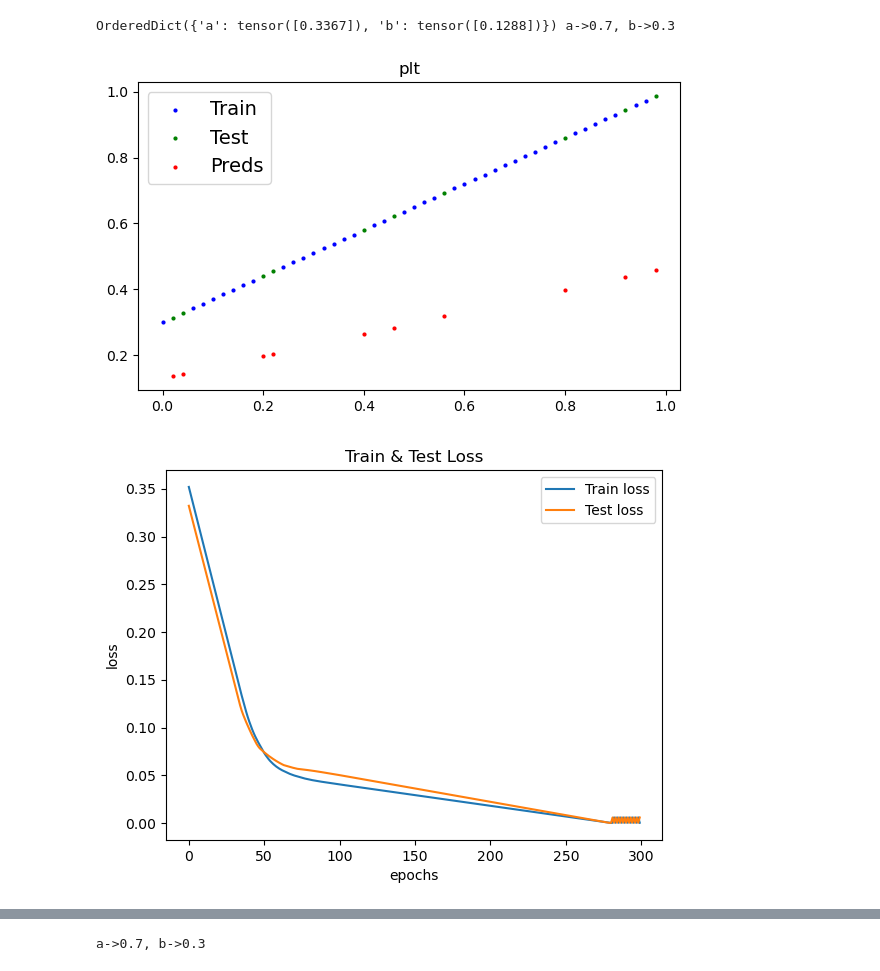
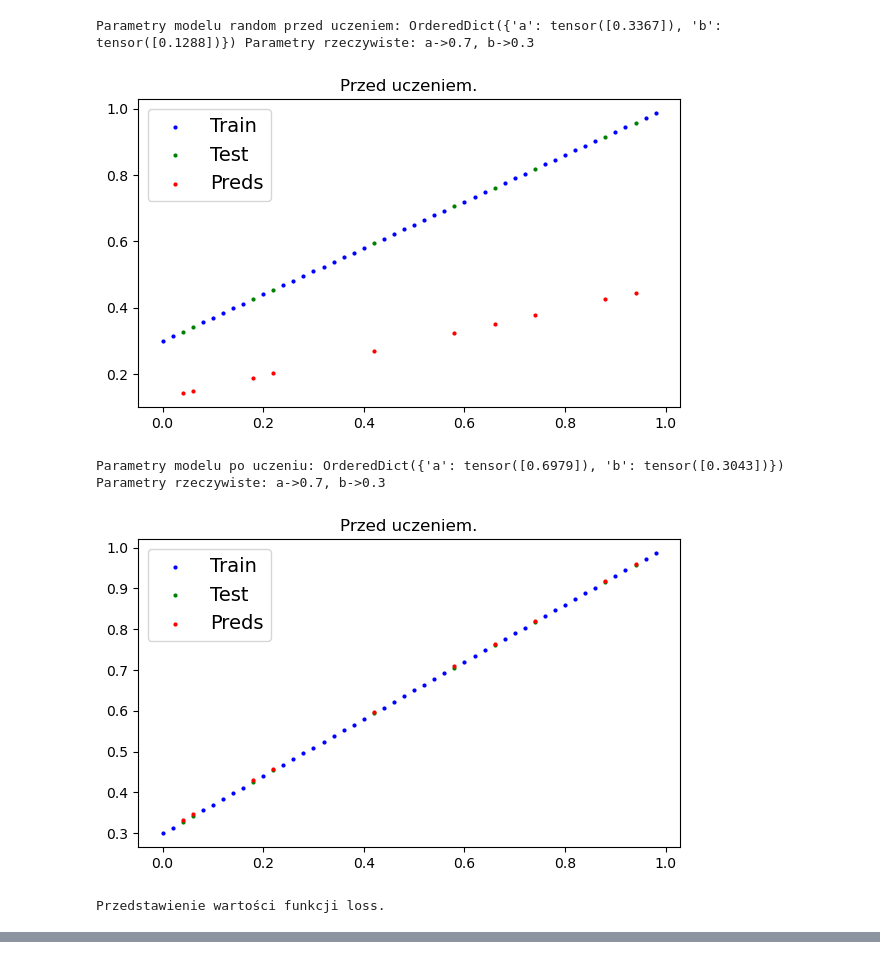
Before and after one commit to DamianPodrazaCode/Python_code, a Jupyter notebook: PyTorch_JN/03_Workflow_all_in_one.ipynb, the cells around one changed output, grey strips where cells are left out. Cells and saved outputs as stored; diff of their text form; code cells hidden in the pictures.

```diff
--- a/PyTorch_JN/03_Workflow_all_in_one.ipynb
+++ b/PyTorch_JN/03_Workflow_all_in_one.ipynb
@@ -5,6 +5,7 @@ import numpy as np
 import matplotlib.pyplot as plt
 from sklearn.model_selection import train_test_split
 
+# ---------------------------------------------------------------------------------------------
 def plot_prediction(train_data=None, train_labels=None, test_data=None, test_labels=None, predictions=None, title='plt'):
     plt.figure(figsize=(7, 4))
     plt.title(title)
@@ -15,29 +16,30 @@ def plot_prediction(train_data=None, train_labels=None, test_data=None, test_lab
     plt.legend(prop={'size':14})
     plt.show();
 
-def plot_loss_values(epoch_count=None, loss_values=None, test_loss_values=None):
+# ---------------------------------------------------------------------------------------------
+def plot_loss_values(epoch_count=None, loss_values=None):
     plt.figure(figsize=(7, 4))
     plt.plot(epoch_count, np.array(torch.tensor(loss_values).numpy()), label='Train loss')
-    plt.plot(epoch_count, test_loss_values, label='Test loss')
-    plt.title('Train & Test Loss')
+    plt.title('Loss values')
     plt.ylabel('loss')
     plt.xlabel('epochs')
     plt.legend()
     plt.show();
 
+# ---------------------------------------------------------------------------------------------
 # przygotowanie danych
-# regresja liniowa, linia y = ax + b
 a = 0.7
 b = 0.3
 X = torch.arange(start=0, end=1, step=0.02).unsqueeze(dim=1) # unsqueeze potrzebne do nn, dodanie dodatkowego wymiaru
 y = a * X + b
-# a i b są znane tylko do stworzenia danych, model NN ich nie zna
 
+# ---------------------------------------------------------------------------------------------
 # rozdzielenie danych na treningowe i testowe
 X_train, X_test, y_train, y_test = train_test_split(X, y, test_size=0.2)
-plot_prediction(train_data=X_train, train_labels=y_train, test_data=X_test, test_labels=y_test)
+plot_prediction(train_data=X_train, train_labels=y_train, test_data=X_test, test_labels=y_test, title='Dane treningowe i testowe.')
 
-# definicja klasy modelu która dziedziczy z nn.Module która jest bazową klasą neural networks
+# ---------------------------------------------------------------------------------------------
+# klasa modelu
 class ModelNN(nn.Module):
     def __init__(self):
         super().__init__()
@@ -48,28 +50,29 @@ class ModelNN(nn.Module):
     def forward(self, x: torch.Tensor) -> torch.Tensor: # "x" to dane wejściowe
         return self.a * x + self.b
 
+# ---------------------------------------------------------------------------------------------
+# instancja modelu
 torch.manual_seed(42)
 model = ModelNN()
 
-# parametry po utworzeniu objektu, pierwszy random
-print(f'{model.state_dict()} a->{a}, b->{b}') # dla porównywalnia wartości jakie powinny być
+# ---------------------------------------------------------------------------------------------
+# pierwsze przedstawoenie danych, przed uczeniem
+print(f'Parametry modelu random przed uczeniem: {model.state_dict()} Parametry rzeczywiste: a->{a}, b->{b}')
+with torch.inference_mode():
+    y_preds = model(X_test)
+plot_prediction(train_data=X_train, train_labels=y_train, test_data=X_test, test_labels=y_test, predictions=y_preds, title='Przed uczeniem.')
 
-with torch.inference_mode(): # tryb bez uczenia w celu testowym po prostu dane obliczane są przez model, nie ważne czy wyszkolony czy nie.
-    y_preds = model(X_test)
-plot_prediction(train_data=X_train, train_labels=y_train, test_data=X_test, test_labels=y_test, predictions=y_preds)
+# ---------------------------------------------------------------------------------------------
+# funkcja loss i ustawienie optymilizatora
+loss_fn = nn.L1Loss()
+optimizer = torch.optim.SGD(params=model.parameters(), lr=0.005)
 
-# ustawienie funkcji różnic
-loss_fn = nn.L1Loss()
-# ustawienie optimizera
-optimizer = torch.optim.SGD(params=model.parameters(), # szukane parametry
-                            lr=0.005) # częstotliwość uczenia, wg. dokładności parametrów
-
+# ---------------------------------------------------------------------------------------------
 # pętla trenowania
-epochs = 300 # ilość pętli uczenia
+epochs = 300
 
 epoch_count = []
 loss_values = []
-test_loss_values = []
 
 for epoch in range(epochs):
     model.train() # Ustawienie modułu w trybie treningowym.
@@ -78,25 +81,19 @@ for epoch in range(epochs):
     optimizer.zero_grad() # optymalizacja parametrów, Resetuje gradienty wszystkich zoptymalizowanych :class:`torch.Tensor` s.
     loss.backward() # backpropagation, Oblicza gradient tensora aktualnego względem elementów grafu.
     optimizer.step() # Wykonuje pojedynczy krok optymalizacji.
-
-    model.eval() # Ustawienie modułu w trybie oceny.
-    with torch.inference_mode(): # tryb bez uczenia w celu testowym po prostu dane obliczane są przez model, nie ważne czy wyszkolony czy nie.
-        test_preds = model(X_test)
-        test_loss = loss_fn(test_preds, y_test)
-
     epoch_count.append(epoch)
     loss_values.append(loss)
-    test_loss_values.append(test_loss)
 
-plt.plot(epoch_count, np.array(torch.tensor(loss_values).numpy()), label='Train loss')
-plt.plot(epoch_count, test_loss_values, label='Test loss')
-plt.title('Train & Test Loss')
-plt.ylabel('loss')
-plt.xlabel('epochs')
-plt.legend();
+# ---------------------------------------------------------------------------------------------
+# przedstawoenie danych po uczeniu
+print(f'Parametry modelu po uczeniu: {model.state_dict()} Parametry rzeczywiste: a->{a}, b->{b}')
+model.eval()
+with torch.inference_mode():
+    y_preds = model(X_test)
+plot_prediction(train_data=X_train, train_labels=y_train, test_data=X_test, test_labels=y_test, predictions=y_preds, title='Przed uczeniem.')
 
-plot_prediction(train_data=X_train, train_labels=y_train, test_data=X_test, test_labels=y_test, predictions=test_preds)
-
-model.state_dict() # wartości parametrów wraz z nazwami
-print(f'a->{a}, b->{b}') # dla porównywalnia wartości jakie powinny być
+# ---------------------------------------------------------------------------------------------
+# przedstawienie wartości funkcji loss
+print(f'Przedstawienie wartości funkcji loss.')
+plot_loss_values(epoch_count=epoch_count, loss_values=loss_values)
 # %% [output]
@@ -104,3 +101,5 @@ print(f'a->{a}, b->{b}') # dla porównywalnia wartości jakie powinny być
-OrderedDict({'a': tensor([0.3367]), 'b': tensor([0.1288])}) a->0.7, b->0.3
+Parametry modelu random przed uczeniem: OrderedDict({'a': tensor([0.3367]), 'b': tensor([0.1288])}) Parametry rzeczywiste: a->0.7, b->0.3
-[figure, old version]
+[figure, new version]
+Parametry modelu po uczeniu: OrderedDict({'a': tensor([0.6979]), 'b': tensor([0.3043])}) Parametry rzeczywiste: a->0.7, b->0.3
-[figure, old version]
+[figure, new version]
+Przedstawienie wartości funkcji loss.
@@ -108 +106,0 @@ OrderedDict({'a': tensor([0.3367]), 'b': tensor([0.1288])}) a->0.7, b->0.3
-a->0.7, b->0.3
```
Also changed, not shown: parts of 1 cell of this notebook.
